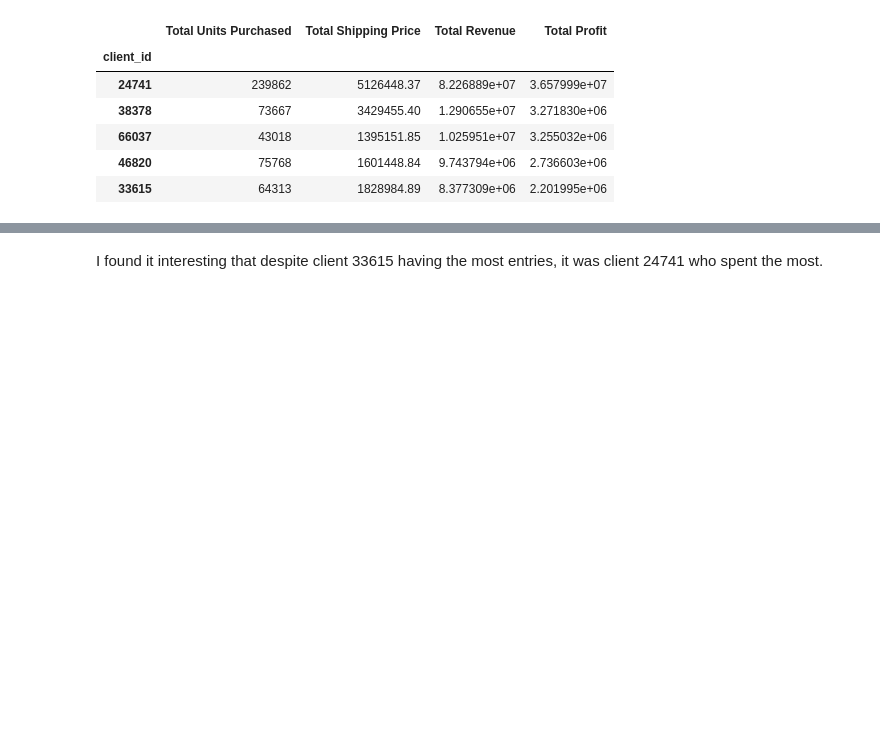
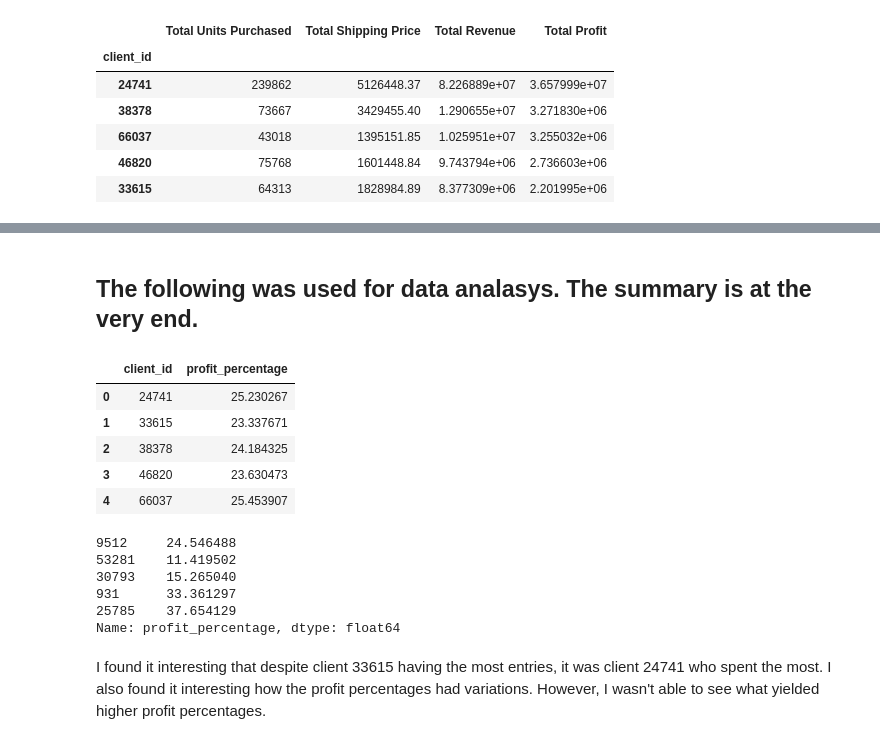
Before and after one commit to ReptilianRex6/pandas-challenge-1, a Jupyter notebook: module_4_challenge.ipynb, the cells around one changed output, grey strips where cells are left out. Saved outputs shown, nothing was run; the diff lists cells and outputs as text; code cells hidden in the pictures; blank space fills up the shorter version.

```diff
--- a/module_4_challenge.ipynb
+++ b/module_4_challenge.ipynb
@@ -262,2 +262,34 @@ summary_df.sort_values('Total Profit', ascending=False)
+# %% [markdown]
+## The following was used for data analasys. The summary is at the very end.
+# %%
+# Calculate profit percentage for each line
+df['profit_percentage'] = (df['profit'] / df['total']) * 100
+
+# Filter the dataframe for the top five clients
+top_five_clients_df = df[df['client_id'].isin(top_five_clients_list)]
+
+# Group by client ID and calculate the average profit percentage
+profit_percentage_df = top_five_clients_df.groupby('client_id')['profit_percentage'].mean().reset_index()
+
+profit_percentage_df
+# %% [output]
+|  | client_id | profit_percentage |
+| 0 | 24741 | 25.230267 |
+| 1 | 33615 | 23.337671 |
+| 2 | 38378 | 24.184325 |
+| 3 | 46820 | 23.630473 |
+| 4 | 66037 | 25.453907 |
+# %%
+df['profit_percentage'].sample(5)
+# %% [output]
+9512     24.546488
+53281    11.419502
+30793    15.265040
+931      33.361297
+25785    37.654129
+Name: profit_percentage, dtype: float64
 # %% [markdown]
-I found it interesting that despite client 33615 having the most entries, it was client 24741 who spent the most.
+I found it interesting that despite client 33615 having the most entries, it was
+client 24741 who spent the most. I also found it interesting how the profit
+percentages had variations. However, I wasn't able to see what yielded higher
+profit percentages.
```
Also changed, not shown: parts of 3 cells of this notebook.
